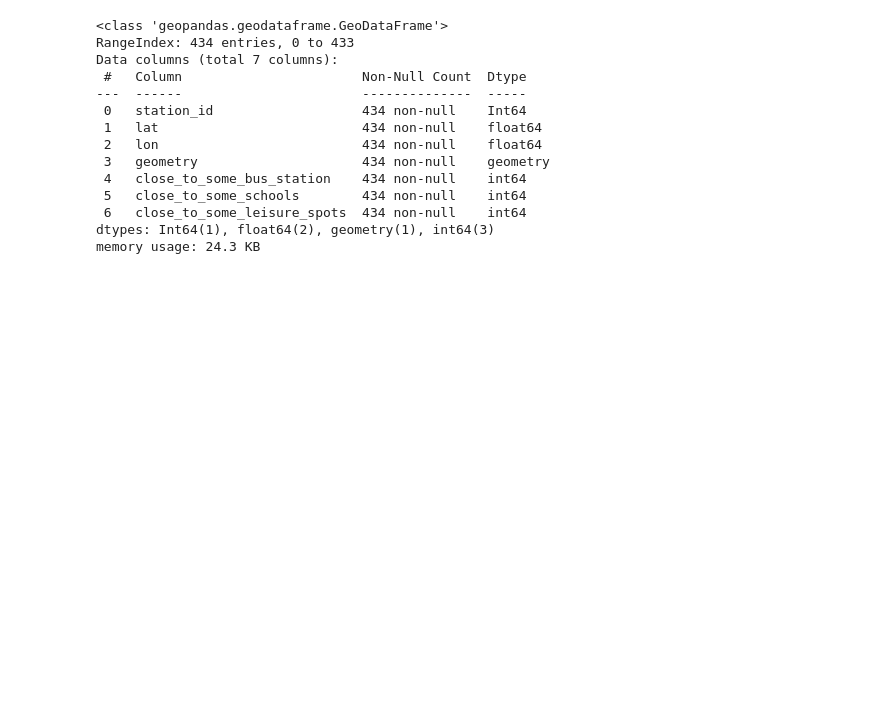
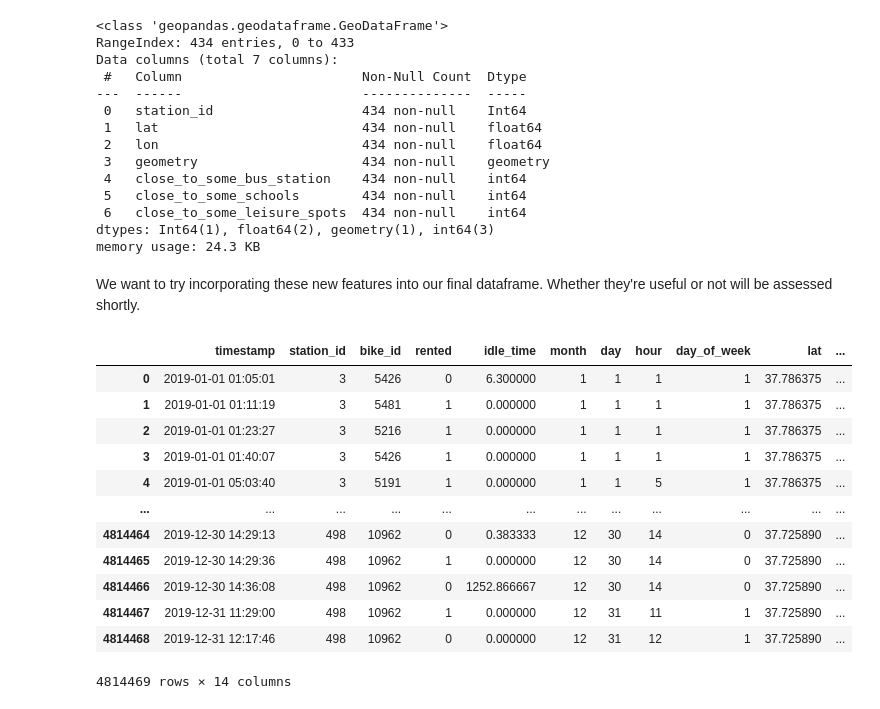
Before and after one commit to Ppkhanh/The-Learning-Machines, a Jupyter notebook: AddingFeatures.ipynb, the cells around one changed output. Saved outputs shown, nothing was run; the diff lists cells and outputs as text; code cells hidden in the pictures; blank space fills up the shorter version.

```diff
--- a/AddingFeatures.ipynb
+++ b/AddingFeatures.ipynb
@@ -675,3 +675,5 @@ Data columns (total 7 columns):
  6   close_to_some_leisure_spots  434 non-null    int64
 dtypes: Int64(1), float64(2), geometry(1), int64(3)
 memory usage: 24.3 KB
+# %% [markdown]
+We want to try incorporating these new features into our final dataframe. Whether they're useful or not will be assessed shortly.
@@ -677,0 +686,16 @@ memory usage: 24.3 KB
+# %%
+df_w_location
+# %% [output]
+|  | timestamp | station_id | bike_id | rented | idle_time | month | day | hour | day_of_week | lat | ... |
+| 0 | 2019-01-01 01:05:01 | 3 | 5426 | 0 | 6.300000 | 1 | 1 | 1 | 1 | 37.786375 | ... |
+| 1 | 2019-01-01 01:11:19 | 3 | 5481 | 1 | 0.000000 | 1 | 1 | 1 | 1 | 37.786375 | ... |
+| 2 | 2019-01-01 01:23:27 | 3 | 5216 | 1 | 0.000000 | 1 | 1 | 1 | 1 | 37.786375 | ... |
+| 3 | 2019-01-01 01:40:07 | 3 | 5426 | 1 | 0.000000 | 1 | 1 | 1 | 1 | 37.786375 | ... |
+| 4 | 2019-01-01 05:03:40 | 3 | 5191 | 1 | 0.000000 | 1 | 1 | 5 | 1 | 37.786375 | ... |
+| ... | ... | ... | ... | ... | ... | ... | ... | ... | ... | ... | ... |
+| 4814464 | 2019-12-30 14:29:13 | 498 | 10962 | 0 | 0.383333 | 12 | 30 | 14 | 0 | 37.725890 | ... |
+| 4814465 | 2019-12-30 14:29:36 | 498 | 10962 | 1 | 0.000000 | 12 | 30 | 14 | 0 | 37.725890 | ... |
+| 4814466 | 2019-12-30 14:36:08 | 498 | 10962 | 0 | 1252.866667 | 12 | 30 | 14 | 0 | 37.725890 | ... |
+| 4814467 | 2019-12-31 11:29:00 | 498 | 10962 | 1 | 0.000000 | 12 | 31 | 11 | 1 | 37.725890 | ... |
+| 4814468 | 2019-12-31 12:17:46 | 498 | 10962 | 0 | 0.000000 | 12 | 31 | 12 | 1 | 37.725890 | ... |
+4814469 rows × 14 columns
```
Also changed, not shown: parts of 7 cells of this notebook.
